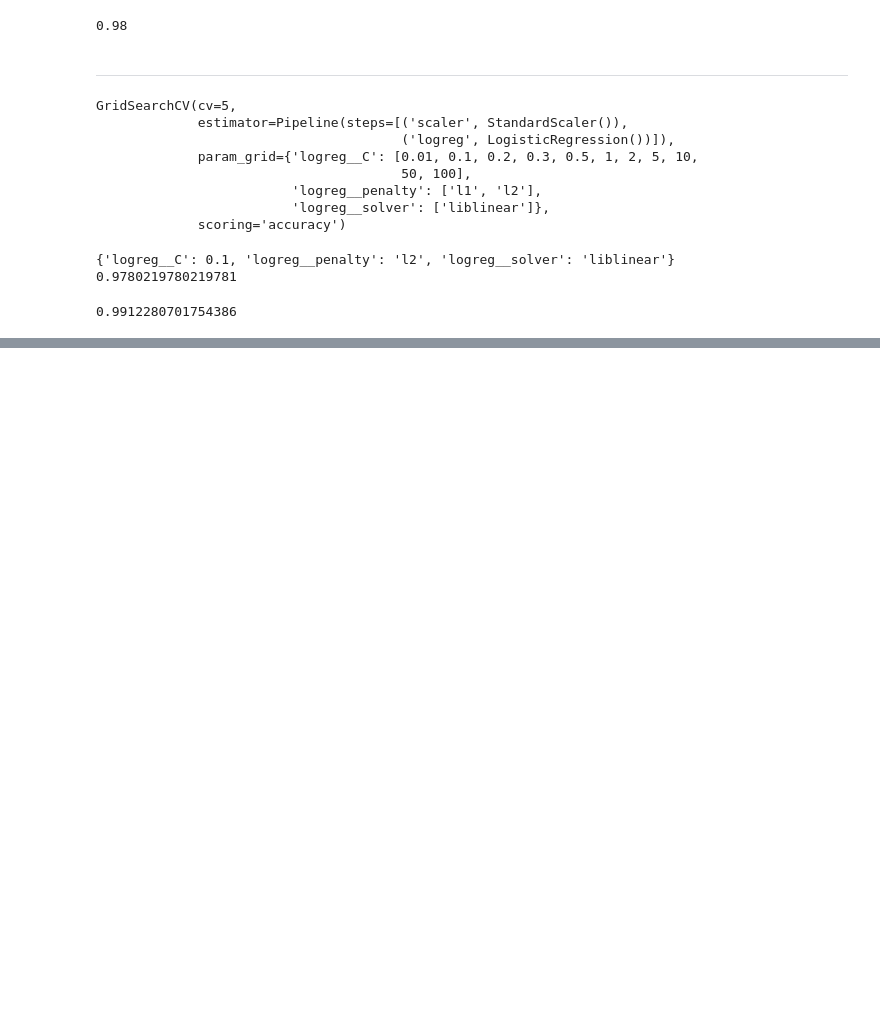
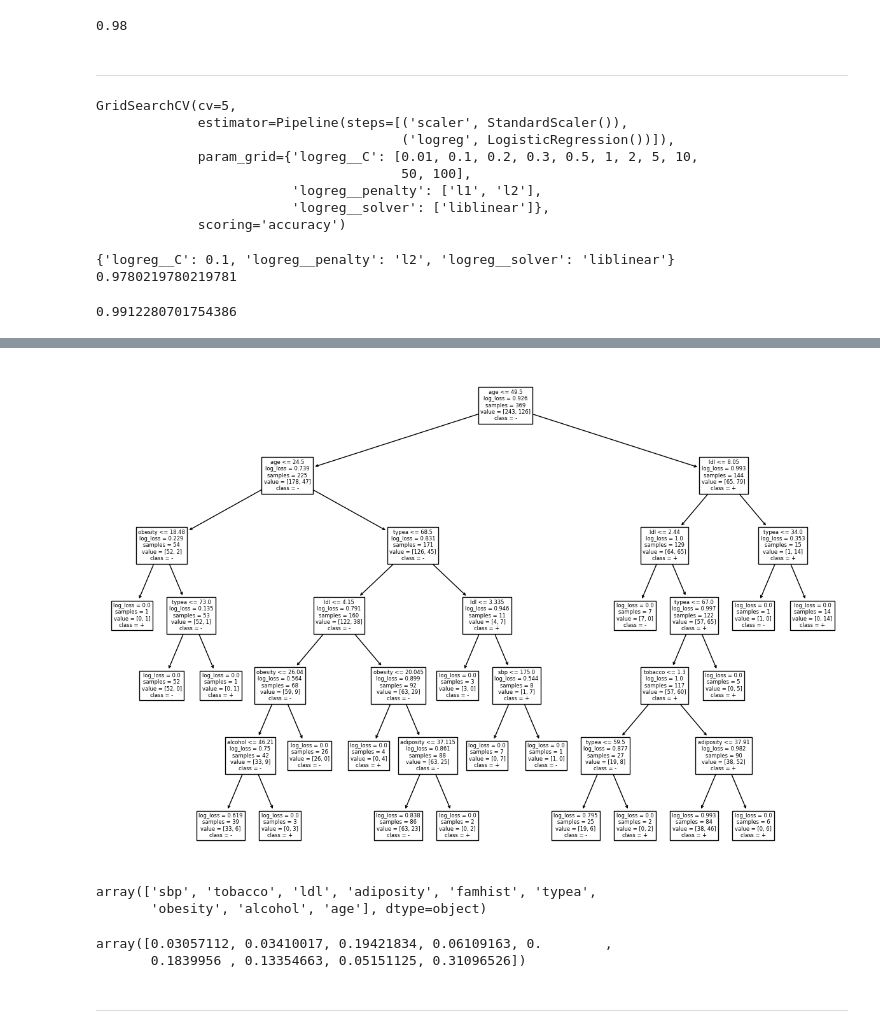
Before and after one commit to RastaAmanek/github, a Jupyter notebook: Decision tree.ipynb, the cells around one changed output, grey strips where cells are left out. Saved outputs shown, nothing was run; the diff lists cells and outputs as text; code cells hidden in the pictures; blank space fills up the shorter version.

```diff
--- a/Decision tree.ipynb
+++ b/Decision tree.ipynb
@@ -354,0 +438,8 @@ print(accuracy_score(y_test, y_pred))
+# %%
+pipeline = Pipeline([('tree', DecisionTreeClassifier())])
+# %%
+param_grid = {
+    'tree__criterion': ['gini', 'entropy', 'log_loss'],
+    'tree__max_depth': [2, 4, 6, 8, 10, 20, None],
+    'tree__min_samples_split': [2, 5, 10]
+}
@@ -354,0 +467,19 @@ print(accuracy_score(y_test, y_pred))
+# %%
+plt.figure(figsize=(15, 10))
+plot_tree(grid_search.best_estimator_['tree'], feature_names=X_train.columns, class_names=['-', '+'])
+# plt.savefig('example tree SAHeart')
+plt.show()
+# %% [output]
+[figure, added]
+# %%
+ grid_search.best_estimator_['tree'].feature_names_in_
+# %% [output]
+array(['sbp', 'tobacco', 'ldl', 'adiposity', 'famhist', 'typea',
+       'obesity', 'alcohol', 'age'], dtype=object)
+# %%
+ grid_search.best_estimator_['tree'].feature_importances_
+# %% [output]
+array([0.03057112, 0.03410017, 0.19421834, 0.06109163, 0.        ,
+       0.1839956 , 0.13354663, 0.05151125, 0.31096526])
+# %% [markdown]
+------
```
Also changed, not shown: parts of 46 cells of this notebook, 2 other files.
